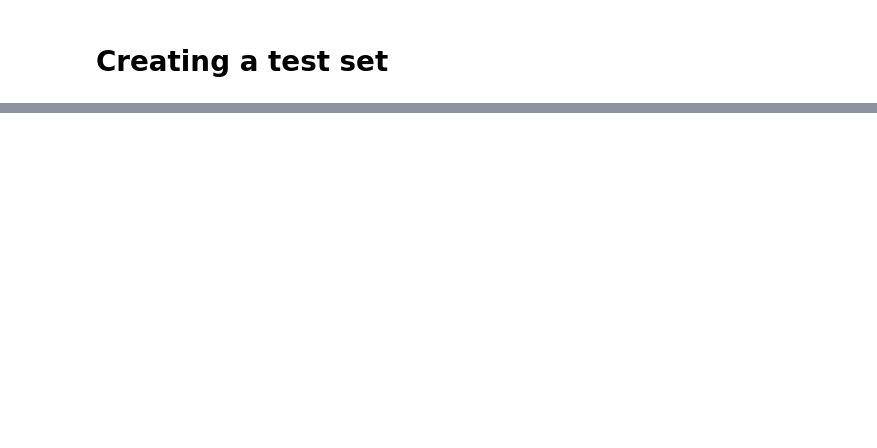
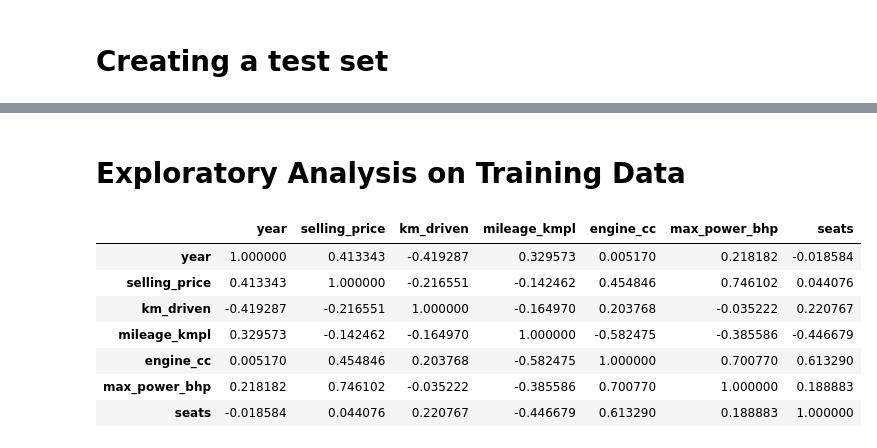
Before and after one commit to zachmort/Vehicle-Prediction, a Jupyter notebook: prediciton.ipynb, the cells around one changed output, grey strips where cells are left out. Drawn from its saved outputs; the diff is of its cells as text; code cells hidden in the pictures; blank space fills up the shorter version.

```diff
--- a/prediciton.ipynb
+++ b/prediciton.ipynb
@@ -134,3 +269,8 @@ array([[<AxesSubplot: title={'center': 'year'}>,
 # %%
 # Random seed
 np.random.seed(180)
+# %%
+# The selling price of the cars is not in USD (it is potentially in some Indian Currency)
+DF_car_data['selling_price_cat'] = pd.cut(DF_car_data['selling_price'],
+                                            bins=[0, 250000, 500000, 750000, 1000000, 1250000, 1500000, 1750000, 2000000, np.inf],
+                                            labels=['250k','500k', '750k','1m', '1.25m','1.5m', '1.75m','2m', '2m+' ])
@@ -140,0 +294,11 @@ train_set, test_set = train_test_split(DF_car_data, test_size=.2, random_state=1
+# %%
+from sklearn.model_selection import StratifiedShuffleSplit
+
+split = StratifiedShuffleSplit(n_splits=1, test_size=0.2, random_state=180)
+
+# Printing test results
+# list(split.split(DF_car_data, DF_car_data['selling_price_cat']))
+
+for train_index, test_index in split.split(DF_car_data, DF_car_data['selling_price_cat']):
+    strat_train_set = DF_car_data.iloc[train_index]
+    strat_test_set = DF_car_data.iloc[test_index]
@@ -140,0 +342,15 @@ train_set, test_set = train_test_split(DF_car_data, test_size=.2, random_state=1
+# %% [markdown]
+# Exploratory Analysis on Training Data
+# %%
+# Looking for Correlations
+corr_matrix = strat_train_set.select_dtypes(include=['int64', 'int', 'float']).corr()
+corr_matrix
+# %% [output]
+|  | year | selling_price | km_driven | mileage_kmpl | engine_cc | max_power_bhp | seats |
+| year | 1.000000 | 0.413343 | -0.419287 | 0.329573 | 0.005170 | 0.218182 | -0.018584 |
+| selling_price | 0.413343 | 1.000000 | -0.216551 | -0.142462 | 0.454846 | 0.746102 | 0.044076 |
+| km_driven | -0.419287 | -0.216551 | 1.000000 | -0.164970 | 0.203768 | -0.035222 | 0.220767 |
+| mileage_kmpl | 0.329573 | -0.142462 | -0.164970 | 1.000000 | -0.582475 | -0.385586 | -0.446679 |
+| engine_cc | 0.005170 | 0.454846 | 0.203768 | -0.582475 | 1.000000 | 0.700770 | 0.613290 |
+| max_power_bhp | 0.218182 | 0.746102 | -0.035222 | -0.385586 | 0.700770 | 1.000000 | 0.188883 |
+| seats | -0.018584 | 0.044076 | 0.220767 | -0.446679 | 0.613290 | 0.188883 | 1.000000 |
```
Also changed, not shown: parts of 47 cells of this notebook, 1 other file.
